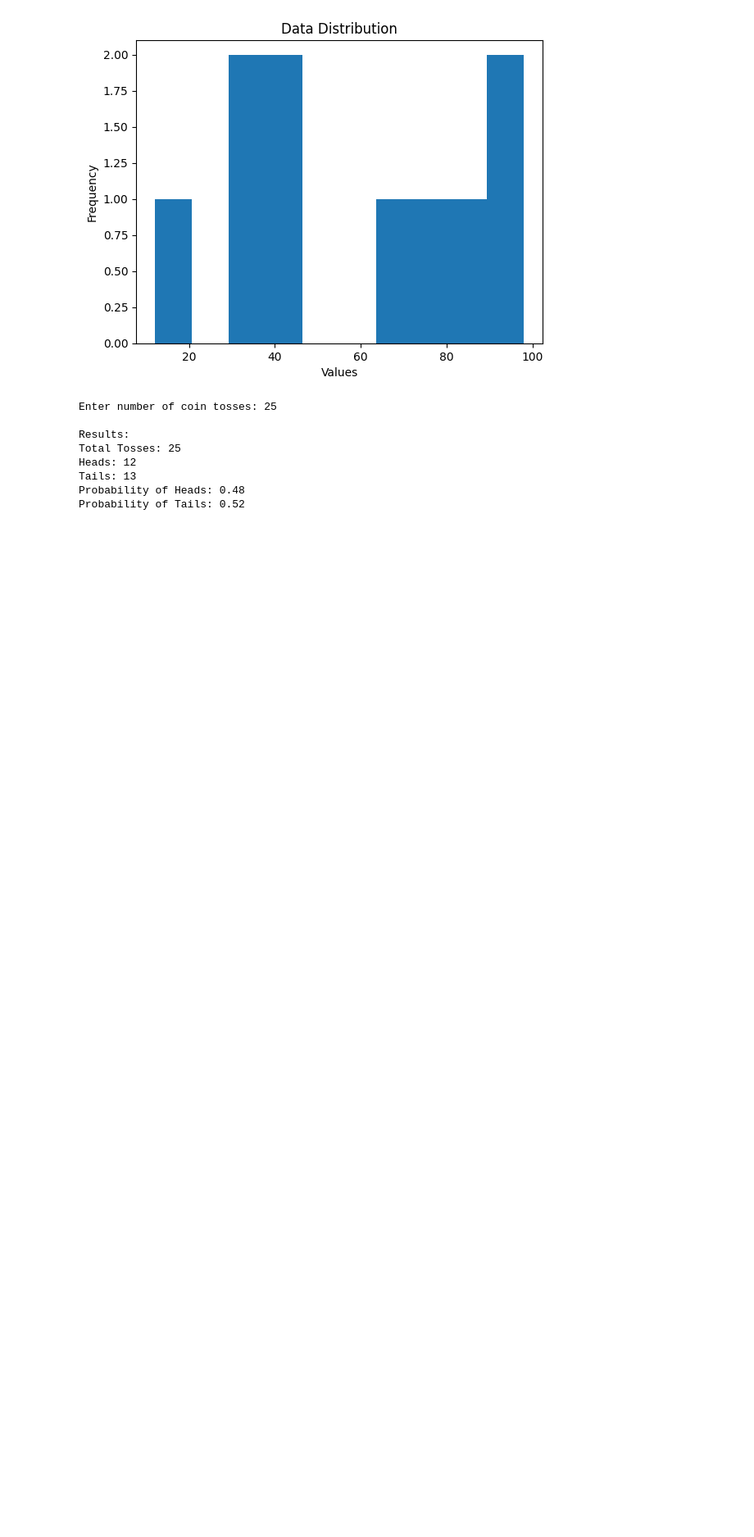
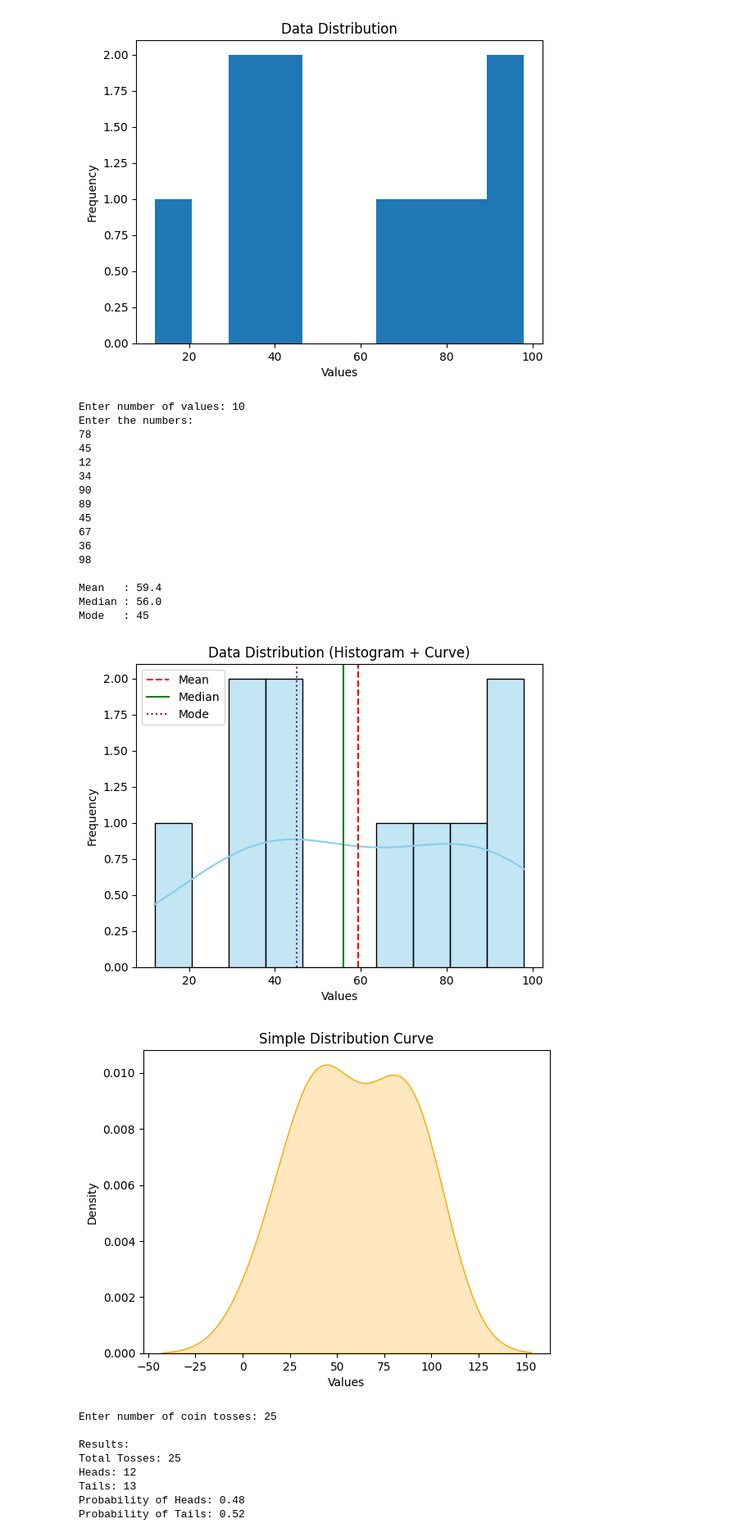
Before and after one commit to yashshinde0607/DS_LAB_SE_B_67, a Jupyter notebook: DSLAB4.ipynb, the cells around one changed output. Shown at 82% size. Cells and saved outputs as stored; diff of their text form; code cells hidden in the pictures; blank space fills up the shorter version.

```diff
--- a/DSLAB4.ipynb
+++ b/DSLAB4.ipynb
@@ -50,6 +50,78 @@ Mean   : 59.4
 Median : 56.0
 Mode   : 45
 [figure]
+# %%
+import numpy as np
+from scipy import stats
+import matplotlib.pyplot as plt
+import seaborn as sns
+
+# User input
+n = int(input("Enter number of values: "))
+
+# Input values
+print("Enter the numbers:")
+data = []
+for i in range(n):
+    data.append(int(input()))
+
+data = np.array(data)
+
+# Mean, Median, Mode
+mean_val = np.mean(data)
+median_val = np.median(data)
+mode_val = stats.mode(data, keepdims=True)[0][0]
+
+# Output
+print("\nMean   :", mean_val)
+print("Median :", median_val)
+print("Mode   :", mode_val)
+
+# ------------------ Graph ------------------
+
+# Histogram + KDE (smooth distribution)
+plt.figure()
+sns.histplot(data, bins=10, kde=True, color='skyblue')
+
+# Mark mean, median, mode
+plt.axvline(mean_val, color='red', linestyle='--', label='Mean')
+plt.axvline(median_val, color='green', linestyle='-', label='Median')
+plt.axvline(mode_val, color='purple', linestyle=':', label='Mode')
+
+plt.xlabel("Values")
+plt.ylabel("Frequency")
+plt.title("Data Distribution (Histogram + Curve)")
+plt.legend()
+plt.show()
+
+# ------------------ Simple Distribution Curve Only ------------------
+
+plt.figure()
+sns.kdeplot(data, fill=True, color='orange')
+
+plt.title("Simple Distribution Curve")
+plt.xlabel("Values")
+plt.ylabel("Density")
+plt.show()
+# %% [output]
+Enter number of values: 10
+Enter the numbers:
+78
+45
+12
+34
+90
+89
+45
+67
+36
+98
+
+Mean   : 59.4
+Median : 56.0
+Mode   : 45
+[figure, added]
+[figure, added]
 # %%
 import numpy as np              # NumPy
 from scipy.stats import bernoulli   # SciPy
```
